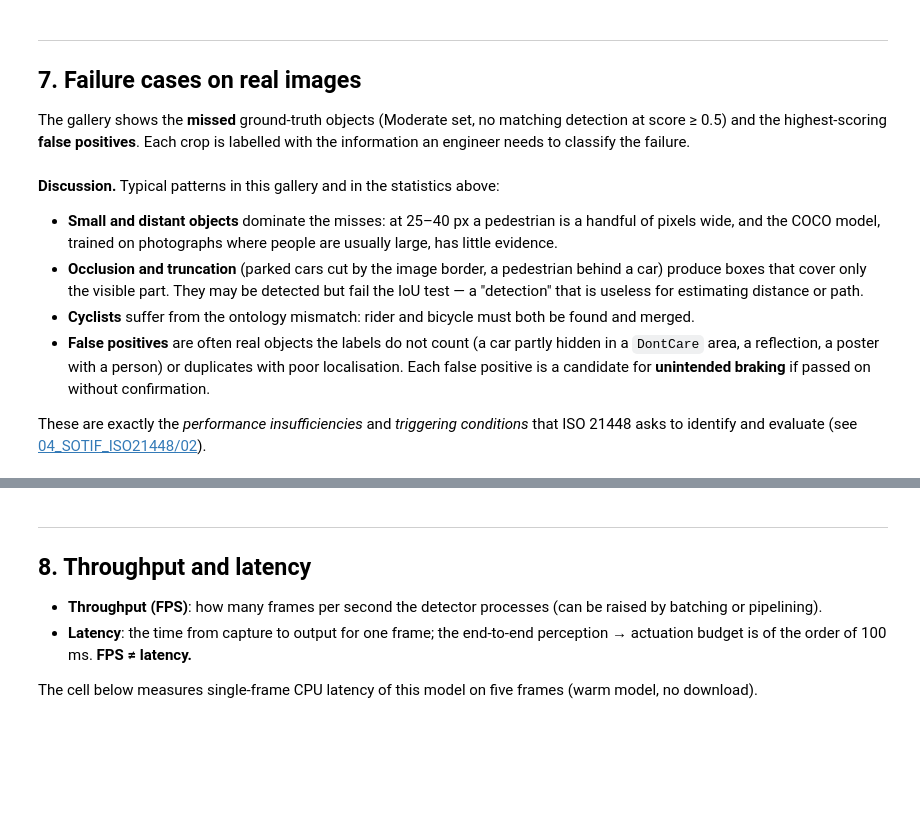
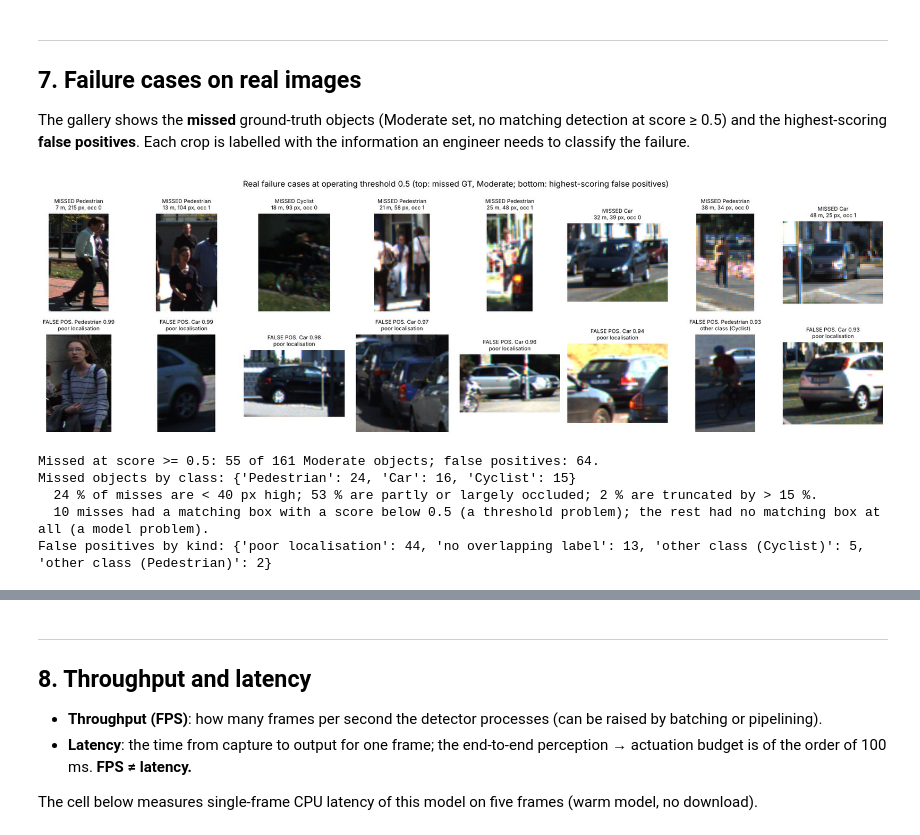
Before and after one commit to milinpatel07/Autonomous-Driving_AI-Safety-and-Security, a Jupyter notebook: 01_Perception/04_object_detection.ipynb, the cells around one changed output, grey strips where cells are left out. Cells and saved outputs as stored; diff of their text form; code cells hidden in the pictures; blank space fills up the shorter version.

```diff
--- a/01_Perception/04_object_detection.ipynb
+++ b/01_Perception/04_object_detection.ipynb
@@ -46,6 +46,6 @@ from torchvision.models.detection import fasterrcnn_mobilenet_v3_large_fpn
 torch.set_num_threads(1)          # one thread is the most robust choice on shared CPUs (Colab, CI); raise it on a dedicated machine
 rng = np.random.default_rng(42)
 OKABE_ITO = ['#E69F00', '#56B4E9', '#009E73', '#F0E442', '#0072B2', '#D55E00', '#CC79A7', '#000000']
-CLS_COL = {'Car': OKABE_ITO[4], 'Pedestrian': OKABE_ITO[5], 'Cyclist': OKABE_ITO[0]}
+CLS_COL = {'Car': OKABE_ITO[4], 'Pedestrian': OKABE_ITO[5], 'Cyclist': OKABE_ITO[2]}
 plt.rcParams.update({'figure.dpi': 100})
 print(f"torch {torch.__version__}, torchvision {torchvision.__version__}, CPU threads used: {torch.get_num_threads()}")
@@ -557,40 +666,56 @@ for c in CLS_COL:
     r = results[(c, 'Moderate')]
     for g in r['gts']:
         if g['hit_score'] is None or g['hit_score'] < OP_THR:
             l = g['label']
             missed.append({'class': c, 'frame': g['frame'], 'box': [l['x1'], l['y1'], l['x2'], l['y2']],
                            'height_px': l['y2'] - l['y1'], 'occluded': l['occluded'], 'truncated': l['truncated'],
                            'distance_m': np.hypot(l['x'], l['z']), 'best_score': g['hit_score']})
     fps += [dict(d, cls=c) for d in r['dets'] if d['status'] == 'FP' and d['score'] >= OP_THR]
 missed_df = pd.DataFrame(missed); fps = sorted(fps, key=lambda d: -d['score'])
+
+def fp_kind(f):
+    # Classify a false positive by its best overlap with any (non-DontCare) label of the frame.
+    labs = [l for l in frames[f['frame']].labels if l['type'] != 'DontCare']
+    ov = iou_matrix([f['box']], [[l['x1'], l['y1'], l['x2'], l['y2']] for l in labs])[0] if labs else np.zeros(0)
+    same = [o for o, l in zip(ov, labs) if l['type'] in (f['cls'], NEIGHBOUR[f['cls']])]
+    other = [(o, l['type']) for o, l in zip(ov, labs) if l['type'] not in (f['cls'], NEIGHBOUR[f['cls']])]
+    if same and max(same) >= IOU_THR[f['cls']]:
+        return 'duplicate'
+    if same and max(same) >= 0.1:
+        return 'poor localisation'
+    if other and max(other)[0] >= 0.3:
+        return f"other class ({max(other)[1]})"
+    return 'no overlapping label'
+
+for f in fps:
+    f['kind'] = fp_kind(f)
 n_show = 8
 fig, axes = plt.subplots(2, n_show, figsize=(18, 5.5))
 for ax, m_ in zip(axes[0], missed_df.sort_values('distance_m').iloc[np.linspace(0, len(missed_df) - 1, n_show).astype(int)].to_dict('records')):
     ax.imshow(crop(m_['frame'], m_['box'])); ax.axis('off')
     ax.set_title(f"MISSED {m_['class']}\n{m_['distance_m']:.0f} m, {m_['height_px']:.0f} px, occ {m_['occluded']}", fontsize=8)
 for ax, f_ in zip(axes[1], fps[:n_show]):
     ax.imshow(crop(f_['frame'], f_['box'])); ax.axis('off')
-    ax.set_title(f"FALSE POS. {f_['cls']}\nscore {f_['score']:.2f}, {f_['frame']:06d}", fontsize=8)
+    ax.set_title(f"FALSE POS. {f_['cls']} {f_['score']:.2f}\n{f_['kind']}", fontsize=8)
 for ax in list(axes[0][len(missed_df):]) + list(axes[1][len(fps):]):
     ax.axis('off')
 plt.suptitle(f'Real failure cases at operating threshold {OP_THR} (top: missed GT, Moderate; bottom: highest-scoring false positives)')
 plt.tight_layout(); plt.show()
 
 n_valid = sum(results[(c, 'Moderate')]['n_gt'] for c in CLS_COL)
 print(f"Missed at score >= {OP_THR}: {len(missed_df)} of {n_valid} Moderate objects; false positives: {len(fps)}.")
 if len(missed_df):
     print("Missed objects by class:", missed_df['class'].value_counts().to_dict())
     print(f"  {100 * (missed_df['height_px'] < 40).mean():.0f} % of misses are < 40 px high; "
           f"{100 * (missed_df['occluded'] >= 1).mean():.0f} % are partly or largely occluded; "
           f"{100 * (missed_df['truncated'] > 0.15).mean():.0f} % are truncated by > 15 %.")
     print(f"  {int(missed_df['best_score'].notna().sum())} misses had a matching box with a score below {OP_THR} "
           "(a threshold problem); the rest had no matching box at all (a model problem).")
+print("False positives by kind:", pd.Series([f['kind'] for f in fps]).value_counts().to_dict())
+# %% [output]
+[figure, added]
+Missed at score >= 0.5: 55 of 161 Moderate objects; false positives: 64.
+Missed objects by class: {'Pedestrian': 24, 'Car': 16, 'Cyclist': 15}
+  24 % of misses are < 40 px high; 53 % are partly or largely occluded; 2 % are truncated by > 15 %.
+  10 misses had a matching box with a score below 0.5 (a threshold problem); the rest had no matching box at all (a model problem).
+False positives by kind: {'poor localisation': 44, 'no overlapping label': 13, 'other class (Cyclist)': 5, 'other class (Pedestrian)': 2}
-# %% [markdown]
-**Discussion.** Typical patterns in this gallery and in the statistics above:
-
-- **Small and distant objects** dominate the misses: at 25–40 px a pedestrian is a handful of pixels wide, and the COCO model, trained on photographs where people are usually large, has little evidence.
-- **Occlusion and truncation** (parked cars cut by the image border, a pedestrian behind a car) produce boxes that cover only the visible part. They may be detected but fail the IoU test — a "detection" that is useless for estimating distance or path.
-- **Cyclists** suffer from the ontology mismatch: rider and bicycle must both be found and merged.
-- **False positives** are often real objects the labels do not count (a car partly hidden in a `DontCare` area, a reflection, a poster with a person) or duplicates with poor localisation. Each false positive is a candidate for **unintended braking** if passed on without confirmation.
-
-These are exactly the *performance insufficiencies* and *triggering conditions* that ISO 21448 asks to identify and evaluate (see [04_SOTIF_ISO21448/02](../04_SOTIF_ISO21448/02_triggering_conditions_and_scenarios.ipynb)).
```
Also changed, not shown: parts of 17 cells of this notebook, 1 other file.
